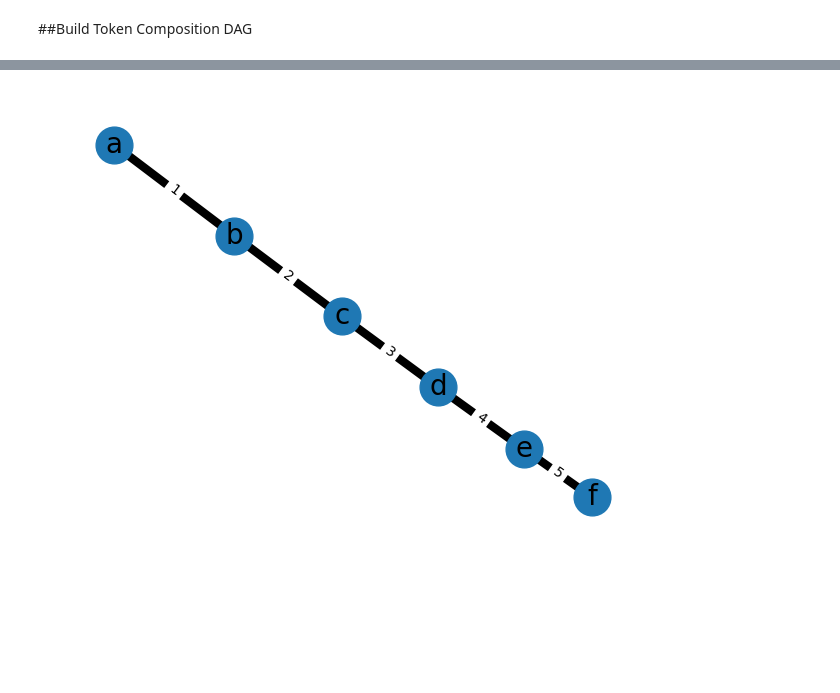
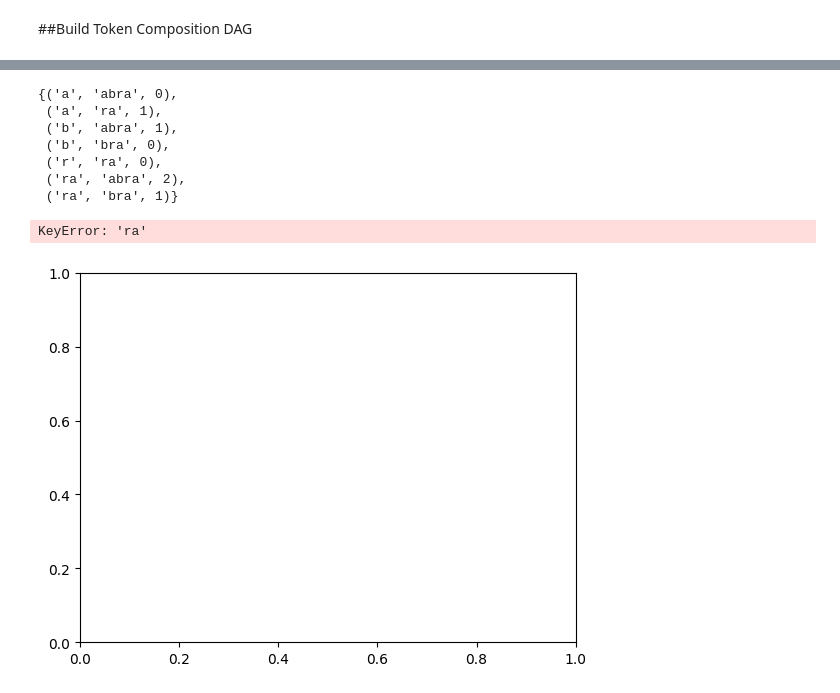
Before and after one commit to IsaacFigNewton/DAG-Based-Token-Representation, a Jupyter notebook: DAG_Encoding.ipynb, the cells around one changed output, grey strips where cells are left out. Cells and saved outputs as stored; diff of their text form; code cells hidden in the pictures; blank space fills up the shorter version.

```diff
--- a/DAG_Encoding.ipynb
+++ b/DAG_Encoding.ipynb
@@ -223,10 +223,6 @@ class CompositionDAGNode:
             children = set()
         self.children = children
 
-        if edge_set is None:
-            edge_set = set()
-        self.edge_set = edge_set
-
     def __str__(self):
         return self.token
 
@@ -241,7 +237,7 @@ class CompositionDAGNode:
 
         # Add an edge to the edge list, using the current token's position
         #   in the child token as the edge weight
-        CompositionDAGNode.edge_set.add((self, child, len(child.parents) - 1))
+        CompositionDAGNode.edge_set.add((self.token, child.token, len(child.parents) - 1))
 
 
     def remove_edge(self, child, parent_pos):
@@ -312,8 +308,8 @@ class CompositionDAGNode:
                                       frequency=current_suffix_node.frequency)
             vertices[vert.token] = vert
 
-            # if it's one of the top-level tokens, just add it to the vertex dict
-            if current_suffix_node.parent.token is None:
+            # if it's the root of the base dag or one of the top-level tokens, just add it to the vertex dict
+            if current_suffix_node.parent is None or current_suffix_node.parent.token is None:
                 vertices[current_suffix_node.token] = vert
                 # add an edge from the base graph's root to the top-level token
                 self.add_edge(vert)
@@ -325,7 +321,8 @@ class CompositionDAGNode:
                                                all_tokens,
                                                len(current_suffix_node.token) - 1)
 
-                vert, additional_vertices = vert.build_subgraph(all_tokens, vertices, current_tokenization)
+                new_vert, additional_vertices = vert.build_subgraph(all_tokens, vertices, current_tokenization)
+                vertices[vert.token] = new_vert
                 vertices.update(additional_vertices)
 
             # add all the current node's children to the queue
@@ -341,7 +338,7 @@ class CompositionDAGNode:
             print(' ' * indent + str(child.token) + ": " + str(child.frequency))
             # If the child is a CompositionDAGNode, recursively print the subgraphs
             if isinstance(child, CompositionDAGNode):
-                print_dag(child, indent + 4)
+                child.print_dag(indent + 4)
             else:
                 print(' ' * (indent + 4) + "\"" + str(child.suffix) + "\": " + str(child.frequency))
 # %% [markdown]
@@ -449,39 +460,37 @@ composition_dag.print_dag()
+# %%
+CompositionDAGNode.edge_set = {(pre, cum, pos) for pre, cum, pos in CompositionDAGNode.edge_set if pre is not None}
+CompositionDAGNode.edge_set
+# %% [output]
+{('a', 'abra', 0),
+ ('a', 'ra', 1),
+ ('b', 'abra', 1),
+ ('b', 'bra', 0),
+ ('r', 'ra', 0),
+ ('ra', 'abra', 2),
+ ('ra', 'bra', 1)}
 # %%
 G = nx.Graph()
-CompositionDAGNode.edge_set = {
-    ("a", "b", 1),
-    ("b", "c", 2),
-    ("c", "d", 3),
-    ("d", "e", 4),
-    ("e", "f", 5),
-}
-for edge in CompositionDAGNode.edge_set:
-    G.add_edge(edge[0], edge[1], weight=edge[2])
-
-elarge = [(u, v) for (u, v, d) in G.edges(data=True) if d["weight"] > 0.5]
-esmall = [(u, v) for (u, v, d) in G.edges(data=True) if d["weight"] <= 0.5]
+edge_set = CompositionDAGNode.edge_set
 
 pos = nx.spring_layout(G, seed=7)  # positions for all nodes - seed for reproducibility
 
 # nodes
 nx.draw_networkx_nodes(G, pos, node_size=700)
 
 # edges
-nx.draw_networkx_edges(G, pos, edgelist=elarge, width=6)
-nx.draw_networkx_edges(
-    G, pos, edgelist=esmall, width=6, alpha=0.5, edge_color="b", style="dashed"
-)
+nx.draw_networkx_edges(G, pos, edgelist=edge_set, width=6)
 
 # node labels
 nx.draw_networkx_labels(G, pos, font_size=20, font_family="sans-serif")
 # edge weight labels
 edge_labels = nx.get_edge_attributes(G, "weight")
 nx.draw_networkx_edge_labels(G, pos, edge_labels)
 
 ax = plt.gca()
 ax.margins(0.08)
 plt.axis("off")
 plt.tight_layout()
 plt.show()
 # %% [output]
+KeyError: 'ra'
-[figure, old version]
+[figure, new version]
```
Also changed, not shown: parts of 6 cells of this notebook.
